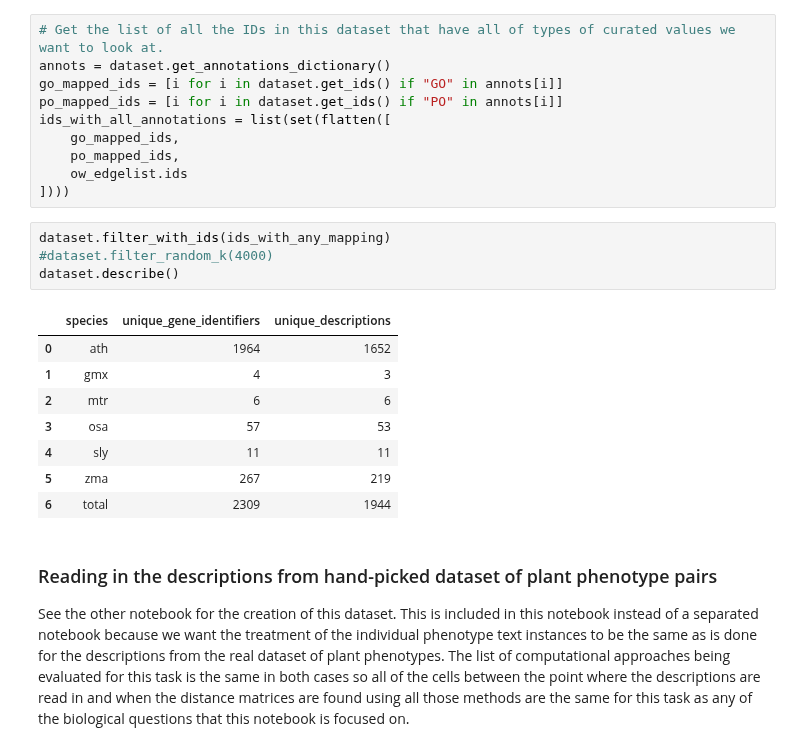
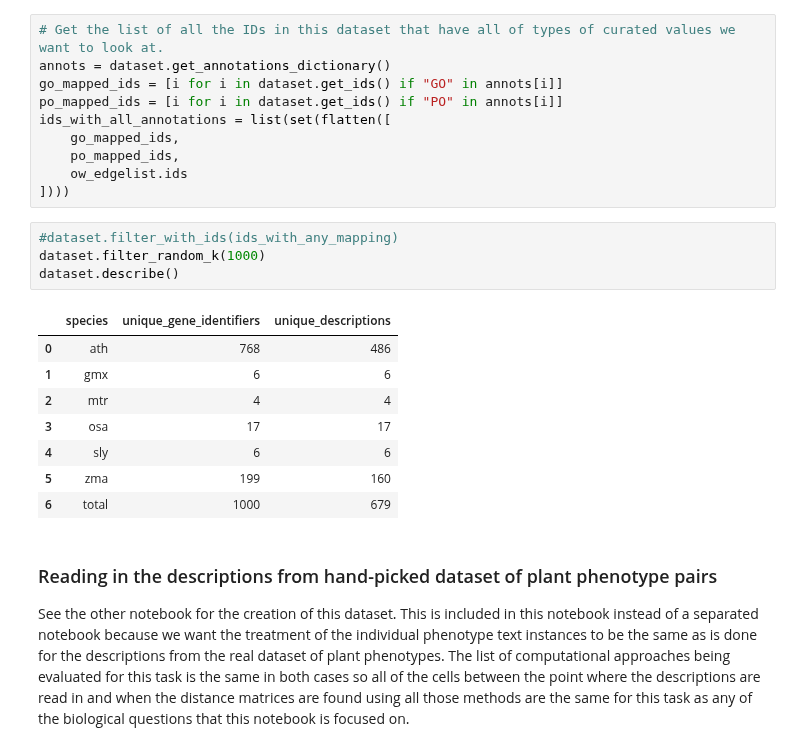
Before and after one commit to irbraun/plant-phenotypes-nlp, a Jupyter notebook: notebooks/Analysis.ipynb, the cells around one changed output. Cells and saved outputs as stored; diff of their text form.

```diff
--- a/notebooks/Analysis.ipynb
+++ b/notebooks/Analysis.ipynb
@@ -506,18 +500,18 @@ ids_with_all_annotations = list(set(flatten([
     ow_edgelist.ids
 ])))
 # %%
-dataset.filter_with_ids(ids_with_any_mapping)
-#dataset.filter_random_k(4000)
+#dataset.filter_with_ids(ids_with_any_mapping)
+dataset.filter_random_k(1000)
 dataset.describe()
 # %% [output]
 |  | species | unique_gene_identifiers | unique_descriptions |
-| 0 | ath | 1964 | 1652 |
-| 1 | gmx | 4 | 3 |
-| 2 | mtr | 6 | 6 |
-| 3 | osa | 57 | 53 |
-| 4 | sly | 11 | 11 |
-| 5 | zma | 267 | 219 |
-| 6 | total | 2309 | 1944 |
+| 0 | ath | 768 | 486 |
+| 1 | gmx | 6 | 6 |
+| 2 | mtr | 4 | 4 |
+| 3 | osa | 17 | 17 |
+| 4 | sly | 6 | 6 |
+| 5 | zma | 199 | 160 |
+| 6 | total | 1000 | 679 |
 # %% [markdown]
 <a id="phenotype_pairs"></a>
 ### Reading in the descriptions from hand-picked dataset of plant phenotype pairs
```
Also changed, not shown: parts of 19 cells of this notebook, 1 other file.
